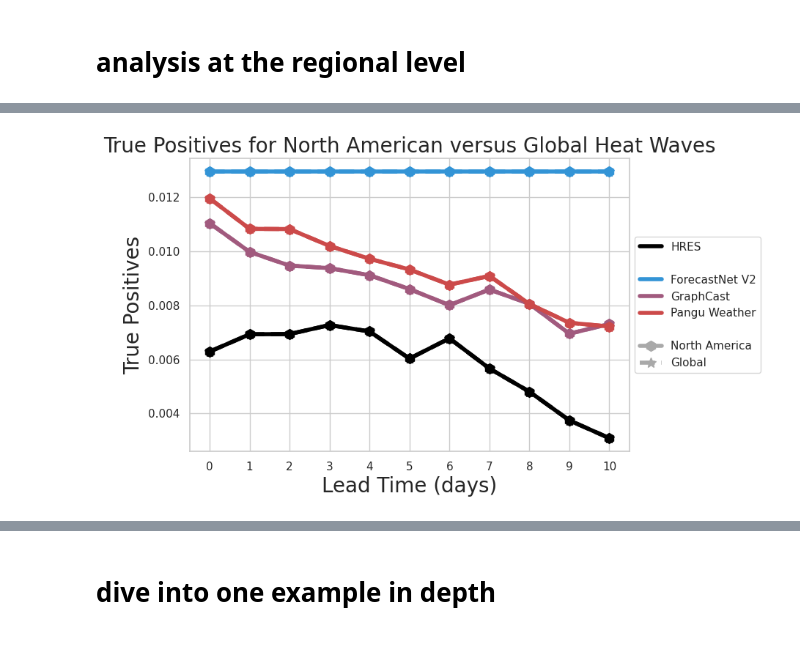
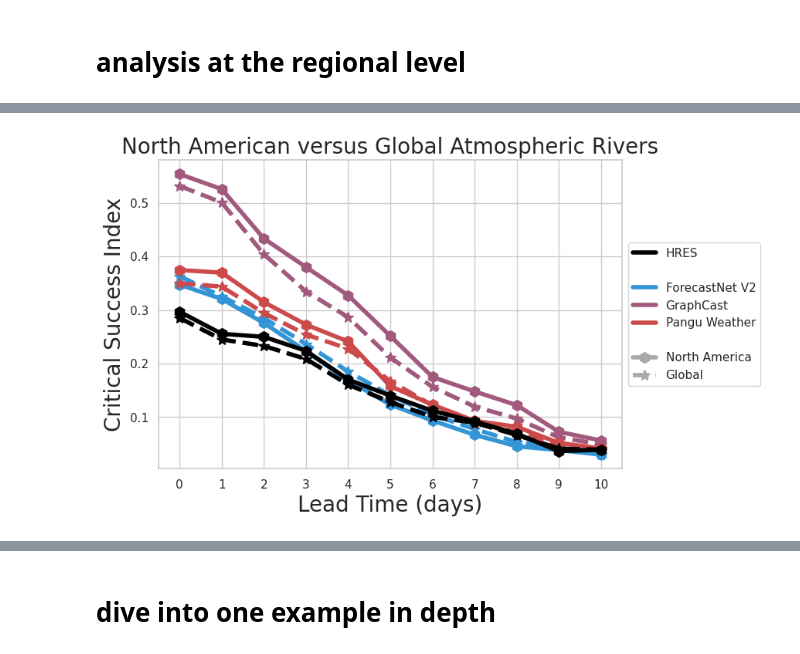
Before and after one commit to amymcgovern/extreme-weather-bench-paper, a Jupyter notebook: src/plots/ar_figures.ipynb, the cells around one changed output, grey strips where cells are left out. Cells and saved outputs as stored; diff of their text form; code cells hidden in the pictures.

Commit message:
started on AR figures

```diff
--- a/src/plots/ar_figures.ipynb
+++ b/src/plots/ar_figures.ipynb
@@ -172,6 +237,11 @@ pp.plot_results_by_metric(data=ar_data_csi, settings=ar_settings_csi,
 na_bounding_box = [-172, -45, 7, 85]
 na_bounding_box_polygon = pp.get_polygon_from_bounding_box(na_bounding_box)
 na_bounding_region = regions.BoundingBoxRegion(latitude_min=7, latitude_max=85, longitude_min=-172, longitude_max=-45)
+
+# europe bounding box
+eu_bounding_box = [-10, 35, 20, 70]
+eu_bounding_box_polygon = pp.get_polygon_from_bounding_box(eu_bounding_box)
+eu_bounding_region = regions.BoundingBoxRegion(latitude_min=20, latitude_max=70, longitude_min=-10, longitude_max=35)
 
 # australia bounding box
 au_bounding_box = [110, 180, -50, -10]
@@ -181,25 +251,30 @@ au_bounding_region = regions.BoundingBoxRegion(latitude_min=-50, latitude_max=-1
 # break the cases into different lists
 na_subset = regions.RegionSubsetter(region=na_bounding_region, method='intersects').subset_case_collection(ewb_cases)
 au_subset = regions.RegionSubsetter(region=au_bounding_region, method='intersects').subset_case_collection(ewb_cases)
-
+eu_subset = regions.RegionSubsetter(region=eu_bounding_region, method='intersects').subset_case_collection(ewb_cases)
 na_case_ids = [n.case_id_number for n in na_subset.cases]
 au_case_ids = [n.case_id_number for n in au_subset.cases]
+eu_case_ids = [n.case_id_number for n in eu_subset.cases]
 
 print(f'North America Cases: {na_case_ids}')
 print(f'Australia Cases: {au_case_ids}')
+print(f'Europe Cases: {eu_case_ids}')
 
 # plot the regions
 pp.plot_boxes(
-    box_list=[na_bounding_box_polygon, au_bounding_box_polygon],
+    box_list=[na_bounding_box_polygon, au_bounding_box_polygon, eu_bounding_box_polygon],
     box_names=['North America', 'Europe', 'Australia'],
     title='Regions Used for Regional Analysis',
 )
 
 # plot North America cases
-pp.plot_all_cases(ewb_cases, event_type='severe_convection', bounding_box=na_bounding_box,
+pp.plot_all_cases(ewb_cases, event_type='atmospheric_river', bounding_box=na_bounding_box,
     fill_boxes=True)
 
-pp.plot_all_cases(ewb_cases, event_type='severe_convection', bounding_box=au_bounding_box,
+pp.plot_all_cases(ewb_cases, event_type='atmospheric_river', bounding_box=au_bounding_box,
     fill_boxes=True)
+
+pp.plot_all_cases(ewb_cases, event_type='atmospheric_river', bounding_box=eu_bounding_box,
+    fill_boxes=True)
 # %% [output]
 North America Cases: [1, 2, 3, 4, 5, 6, 27, 30, 31, 35, 36, 37, 38, 39, 40, 41, 42, 43, 44, 45, 46, 47, 48, 49, 50, 51, 52, 53, 54, 55, 56, 57, 58, 59, 60, 61, 62, 63, 64, 65, 66, 67, 68, 69, 70, 71,  ...
@@ -211,7 +288,7 @@ Australia Cases: [7, 26, 28, 29, 80, 101, 109, 118, 119, 125, 137, 169, 173, 194
 # create a group style for the local/global plots
 na_group_style = {'linestyle':'-', 'marker':'h', 'group':'North America'}
 au_group_style = {'linestyle':'-', 'marker':'h', 'group':'Australia'}
-
+eu_group_style = {'linestyle':'-', 'marker':'h', 'group':'Europe'}
 # plot the results for one metric for the three AI models versus HRES
 na_fourv2_gfs_settings = fourv2_gfs_cira_settings | fourv2_style | na_group_style
 na_gc_gfs_settings = gc_gfs_cira_settings | gc_style | na_group_style
@@ -223,61 +300,93 @@ au_gc_gfs_settings = gc_gfs_cira_settings | gc_style | au_group_style
 au_pangu_gfs_settings = pangu_gfs_cira_settings | pangu_style | au_group_style
 au_hres_settings = hres_ifs_settings | hres_style | au_group_style
 
+eu_fourv2_gfs_settings = fourv2_gfs_cira_settings | fourv2_style | eu_group_style
+eu_gc_gfs_settings = gc_gfs_cira_settings | gc_style | eu_group_style
+eu_pangu_gfs_settings = pangu_gfs_cira_settings | pangu_style | eu_group_style
+eu_hres_settings = hres_ifs_settings | hres_style | eu_group_style
+
 # subset the data for the plots
-na_fourv2_severe_plot_tp = pp.subset_results_to_xarray(results_df=fourv2_severe_results,
+na_fourv2_severe_plot_csi = pp.subset_results_to_xarray(results_df=fourv2_ar_results,
     forecast_source=fourv2_gfs_cira_settings['forecast_source'],
-    target_source='local_storm_reports', metric='TruePositives', init_time='zeroz',
+    target_source='ERA5', metric='CriticalSuccessIndex', init_time='zeroz',
     case_id_list=na_case_ids)
-na_gc_severe_plot_tp = pp.subset_results_to_xarray(results_df=gc_severe_results,
+na_gc_severe_plot_csi = pp.subset_results_to_xarray(results_df=gc_ar_results,
     forecast_source=gc_gfs_cira_settings['forecast_source'],
-    target_source='local_storm_reports', metric='TruePositives', init_time='zeroz',
+    target_source='ERA5', metric='CriticalSuccessIndex', init_time='zeroz',
     case_id_list=na_case_ids)
-na_pangu_severe_plot_tp  = pp.subset_results_to_xarray(results_df=pang_severe_results,
+na_pangu_severe_plot_csi  = pp.subset_results_to_xarray(results_df=pang_ar_results,
     forecast_source=pangu_gfs_cira_settings['forecast_source'],
-    target_source='local_storm_reports', metric='TruePositives', init_time='zeroz',
+    target_source='ERA5', metric='CriticalSuccessIndex', init_time='zeroz',
     case_id_list=na_case_ids)
-na_hres_severe_plot_tp = pp.subset_results_to_xarray(results_df=hres_severe_results,
+na_hres_severe_plot_csi = pp.subset_results_to_xarray(results_df=hres_ar_results,
     forecast_source=hres_ifs_settings['forecast_source'],
-    target_source='local_storm_reports', metric='TruePositives', init_time='zeroz',
+    target_source='ERA5', metric='CriticalSuccessIndex', init_time='zeroz',
     case_id_list=na_case_ids)
 
 # subset the data for the plots
-au_fourv2_severe_plot_tp = pp.subset_results_to_xarray(results_df=fourv2_severe_results,
+au_fourv2_severe_plot_csi = pp.subset_results_to_xarray(results_df=fourv2_ar_results,
     forecast_source=fourv2_gfs_cira_settings['forecast_source'],
-    target_source='local_storm_reports', metric='TruePositives', init_time='zeroz',
+    target_source='ERA5', metric='CriticalSuccessIndex', init_time='zeroz',
     case_id_list=au_case_ids)
-au_gc_severe_plot_tp = pp.subset_results_to_xarray(results_df=gc_severe_results,
+au_gc_severe_plot_csi = pp.subset_results_to_xarray(results_df=gc_ar_results,
     forecast_source=gc_gfs_cira_settings['forecast_source'],
-    target_source='local_storm_reports', metric='TruePositives', init_time='zeroz',
+    target_source='ERA5', metric='CriticalSuccessIndex', init_time='zeroz',
     case_id_list=au_case_ids)
-au_pangu_severe_plot_tp  = pp.subset_results_to_xarray(results_df=pang_severe_results,
+au_pangu_severe_plot_csi  = pp.subset_results_to_xarray(results_df=pang_ar_results,
     forecast_source=pangu_gfs_cira_settings['forecast_source'],
-    target_source='local_storm_reports', metric='TruePositives', init_time='zeroz',
+    target_source='ERA5', metric='CriticalSuccessIndex', init_time='zeroz',
     case_id_list=au_case_ids)
-au_hres_severe_plot_tp = pp.subset_results_to_xarray(results_df=hres_severe_results,
+au_hres_severe_plot_csi = pp.subset_results_to_xarray(results_df=hres_ar_results,
     forecast_source=hres_ifs_settings['forecast_source'],
-    target_source='local_storm_reports', metric='TruePositives', init_time='zeroz',
+    target_source='ERA5', metric='CriticalSuccessIndex', init_time='zeroz',
     case_id_list=au_case_ids)
+
+# subset europe
+eu_fourv2_severe_plot_csi = pp.subset_results_to_xarray(results_df=fourv2_ar_results,
+    forecast_source=fourv2_gfs_cira_settings['forecast_source'],
+    target_source='ERA5', metric='CriticalSuccessIndex', init_time='zeroz',
+    case_id_list=eu_case_ids)
+eu_gc_severe_plot_csi = pp.subset_results_to_xarray(results_df=gc_ar_results,
+    forecast_source=gc_gfs_cira_settings['forecast_source'],
+    target_source='ERA5', metric='CriticalSuccessIndex', init_time='zeroz',
+    case_id_list=eu_case_ids)
+eu_pangu_severe_plot_csi  = pp.subset_results_to_xarray(results_df=pang_ar_results,
+    forecast_source=pangu_gfs_cira_settings['forecast_source'],
+    target_source='ERA5', metric='CriticalSuccessIndex', init_time='zeroz',
+    case_id_list=eu_case_ids)
+eu_hres_severe_plot_csi = pp.subset_results_to_xarray(results_df=hres_ar_results,
+    forecast_source=hres_ifs_settings['forecast_source'],
+    target_source='ERA5', metric='CriticalSuccessIndex', init_time='zeroz',
+    case_id_list=eu_case_ids)
+
 
 # make a global settings so we can compare
 fourv2_global_settings = fourv2_gfs_cira_settings | fourv2_style | global_group_style
 pangu_global_settings = pangu_gfs_cira_settings | pangu_style | global_group_style
 gc_global_settings = gc_gfs_cira_settings | gc_style | global_group_style
 hres_global_settings = hres_ifs_settings | hres_style | global_group_style
 
 # plot the results
-na_data = [na_fourv2_severe_plot_tp, fourv2_severe_plot_tp, na_gc_severe_plot_tp,
-    gc_severe_plot_tp, na_pangu_severe_plot_tp, pangu_severe_plot_tp, na_hres_severe_plot_tp, hres_severe_plot_tp]
+na_data = [na_fourv2_severe_plot_csi, fourv2_ar_plot_csi, na_gc_severe_plot_csi,
+    gc_ar_plot_csi, na_pangu_severe_plot_csi, pangu_ar_plot_csi,
+    na_hres_severe_plot_csi, hres_ar_plot_csi]
 settings = [na_fourv2_gfs_settings, fourv2_global_settings, na_gc_gfs_settings, gc_global_settings,
     na_pangu_gfs_settings, pangu_global_settings, na_hres_settings, hres_global_settings]
 pp.plot_results_by_metric(data=na_data, settings=settings,
-    title='True Positives for North American versus Global Heat Waves', y_label='True Positives')
+    title='North American versus Global Atmospheric Rivers', y_label='Critical Success Index')
 
-au_data = [au_fourv2_severe_plot_tp, fourv2_severe_plot_tp, au_gc_severe_plot_tp, gc_severe_plot_tp,
-    au_pangu_severe_plot_tp, pangu_severe_plot_tp, au_hres_severe_plot_tp, hres_severe_plot_tp]
+au_data = [au_fourv2_severe_plot_csi, fourv2_ar_plot_csi, au_gc_severe_plot_csi, gc_ar_plot_csi,
+    au_pangu_severe_plot_csi, pangu_ar_plot_csi, au_hres_severe_plot_csi, hres_ar_plot_csi]
 settings = [au_fourv2_gfs_settings, fourv2_global_settings, au_gc_gfs_settings, gc_global_settings,
     au_pangu_gfs_settings, pangu_global_settings, au_hres_settings, hres_global_settings]
 pp.plot_results_by_metric(data=au_data, settings=settings,
-    title='True Positives for Australian versus Global Heat Waves', y_label='True Positives')
+    title='Australian versus Global Atmospheric Rivers', y_label='Critical Success Index')
+
+eu_data = [eu_fourv2_severe_plot_csi, fourv2_ar_plot_csi, eu_gc_severe_plot_csi, gc_ar_plot_csi,
+    eu_pangu_severe_plot_csi, pangu_ar_plot_csi, eu_hres_severe_plot_csi, hres_ar_plot_csi]
+settings = [eu_fourv2_gfs_settings, fourv2_global_settings, eu_gc_gfs_settings, gc_global_settings,
+    eu_pangu_gfs_settings, pangu_global_settings, eu_hres_settings, hres_global_settings]
+pp.plot_results_by_metric(data=eu_data, settings=settings,
+    title='European versus Global Atmospheric Rivers', y_label='Critical Success Index')
 # %% [output]
-[figure, old version]
+[figure, new version]
```
Also changed, not shown: parts of 22 cells of this notebook.
